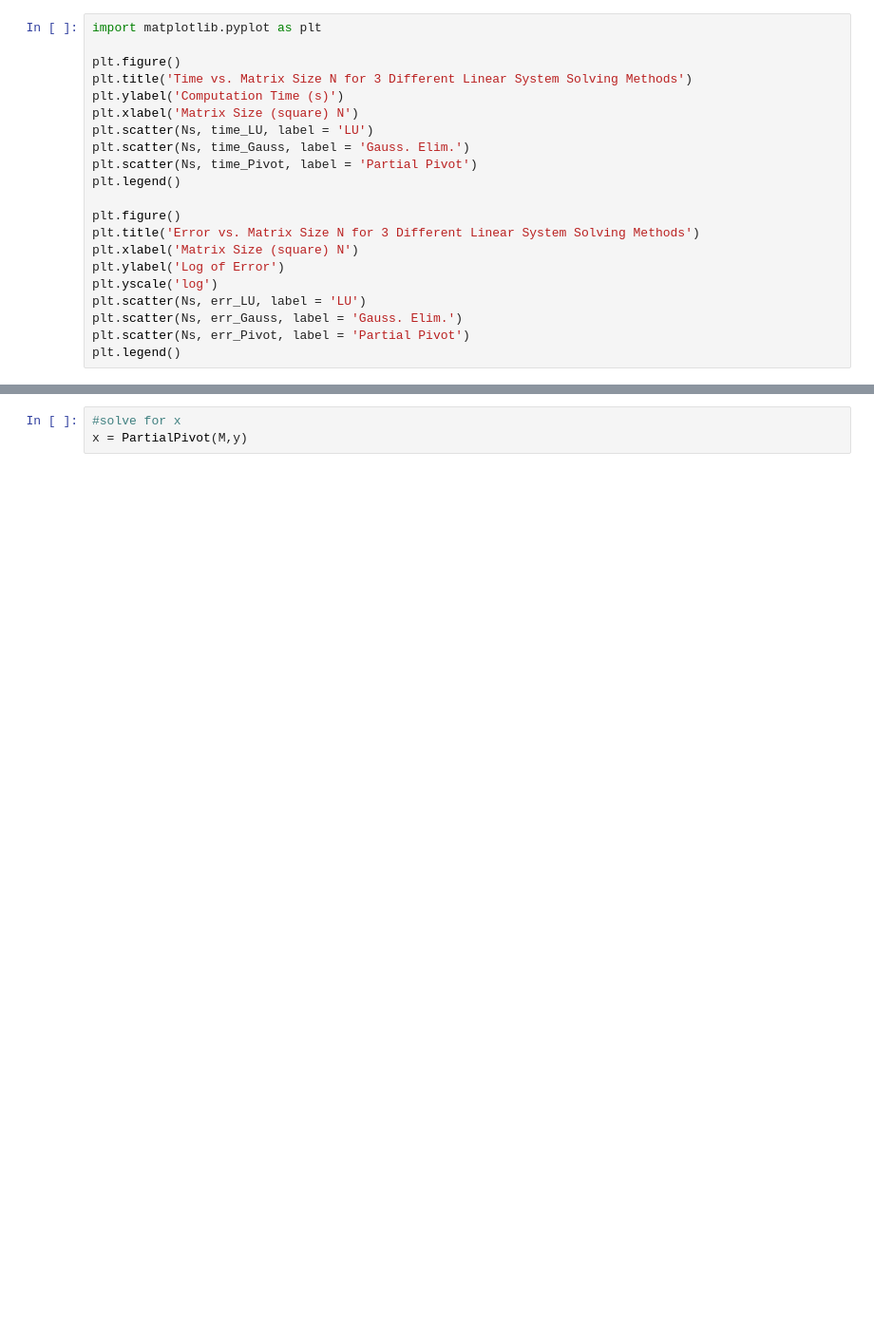
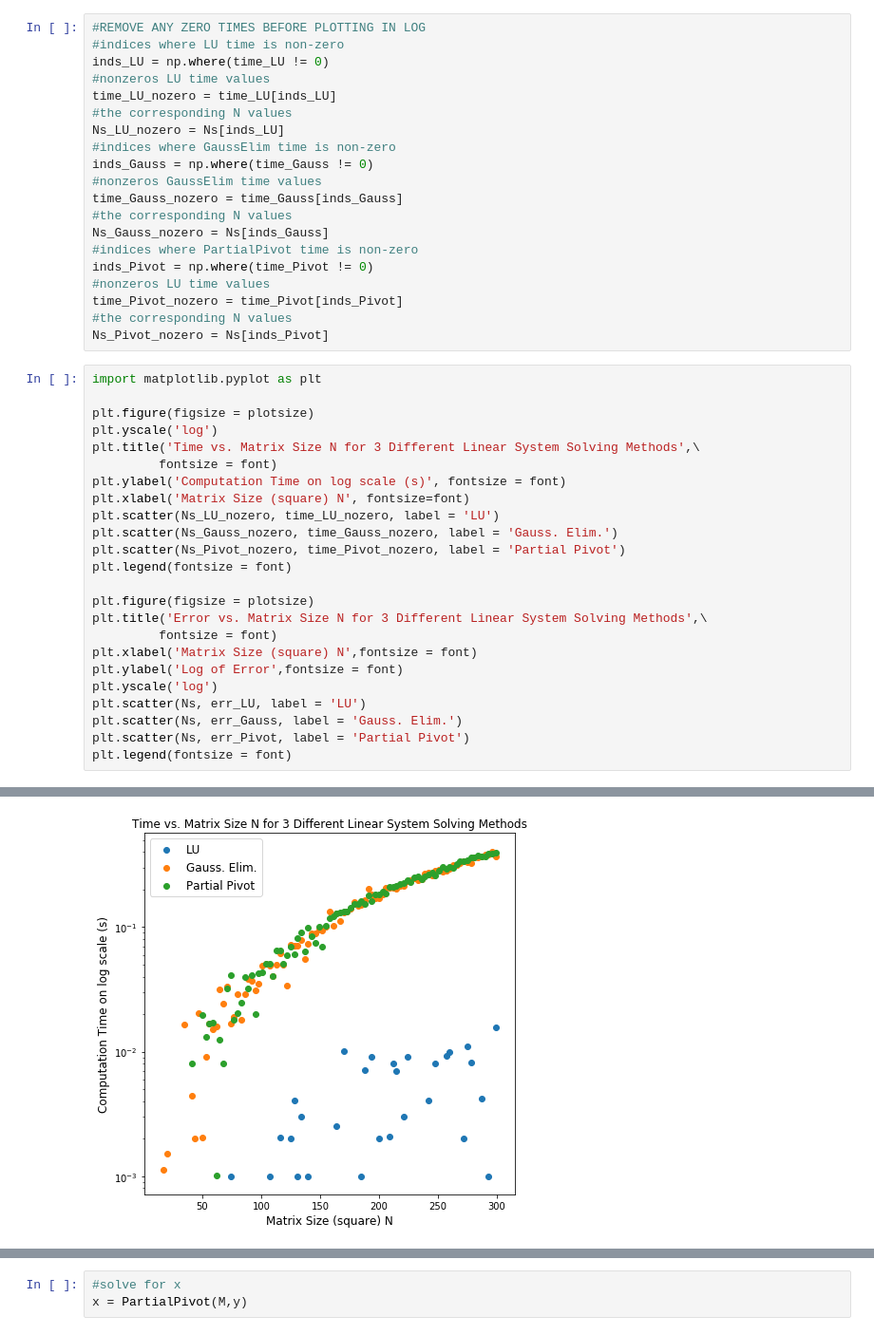
Before and after one commit to andrewkhardy/PHY-407, a Jupyter notebook: Lab04_Q1.ipynb, the cells around one changed output, grey strips where cells are left out. Shown at 95% size. Drawn from its saved outputs; the diff is of its cells as text; blank space fills up the shorter version.

```diff
--- a/Lab04_Q1.ipynb
+++ b/Lab04_Q1.ipynb
@@ -68,23 +109,47 @@ for k in range(len(Ns)): # for each of these values
+# %%
+#REMOVE ANY ZERO TIMES BEFORE PLOTTING IN LOG
+#indices where LU time is non-zero
+inds_LU = np.where(time_LU != 0)
+#nonzeros LU time values
+time_LU_nozero = time_LU[inds_LU]
+#the corresponding N values
+Ns_LU_nozero = Ns[inds_LU]
+#indices where GaussElim time is non-zero
+inds_Gauss = np.where(time_Gauss != 0)
+#nonzeros GaussElim time values
+time_Gauss_nozero = time_Gauss[inds_Gauss]
+#the corresponding N values
+Ns_Gauss_nozero = Ns[inds_Gauss]
+#indices where PartialPivot time is non-zero
+inds_Pivot = np.where(time_Pivot != 0)
+#nonzeros LU time values
+time_Pivot_nozero = time_Pivot[inds_Pivot]
+#the corresponding N values
+Ns_Pivot_nozero = Ns[inds_Pivot]
 # %%
 import matplotlib.pyplot as plt
 
-plt.figure()
-plt.title('Time vs. Matrix Size N for 3 Different Linear System Solving Methods')
-plt.ylabel('Computation Time (s)')
-plt.xlabel('Matrix Size (square) N')
-plt.scatter(Ns, time_LU, label = 'LU')
-plt.scatter(Ns, time_Gauss, label = 'Gauss. Elim.')
-plt.scatter(Ns, time_Pivot, label = 'Partial Pivot')
-plt.legend()
+plt.figure(figsize = plotsize)
+plt.yscale('log')
+plt.title('Time vs. Matrix Size N for 3 Different Linear System Solving Methods',\
+         fontsize = font)
+plt.ylabel('Computation Time on log scale (s)', fontsize = font)
+plt.xlabel('Matrix Size (square) N', fontsize=font)
+plt.scatter(Ns_LU_nozero, time_LU_nozero, label = 'LU')
+plt.scatter(Ns_Gauss_nozero, time_Gauss_nozero, label = 'Gauss. Elim.')
+plt.scatter(Ns_Pivot_nozero, time_Pivot_nozero, label = 'Partial Pivot')
+plt.legend(fontsize = font)
 
-plt.figure()
-plt.title('Error vs. Matrix Size N for 3 Different Linear System Solving Methods')
-plt.xlabel('Matrix Size (square) N')
-plt.ylabel('Log of Error')
+plt.figure(figsize = plotsize)
+plt.title('Error vs. Matrix Size N for 3 Different Linear System Solving Methods',\
+         fontsize = font)
+plt.xlabel('Matrix Size (square) N',fontsize = font)
+plt.ylabel('Log of Error',fontsize = font)
 plt.yscale('log')
 plt.scatter(Ns, err_LU, label = 'LU')
 plt.scatter(Ns, err_Gauss, label = 'Gauss. Elim.')
 plt.scatter(Ns, err_Pivot, label = 'Partial Pivot')
-plt.legend()
+plt.legend(fontsize = font)
 # %% [output]
 <matplotlib.legend.Legend at 0x...>
+[figure, added]
```
Also changed, not shown: parts of 18 cells of this notebook.
